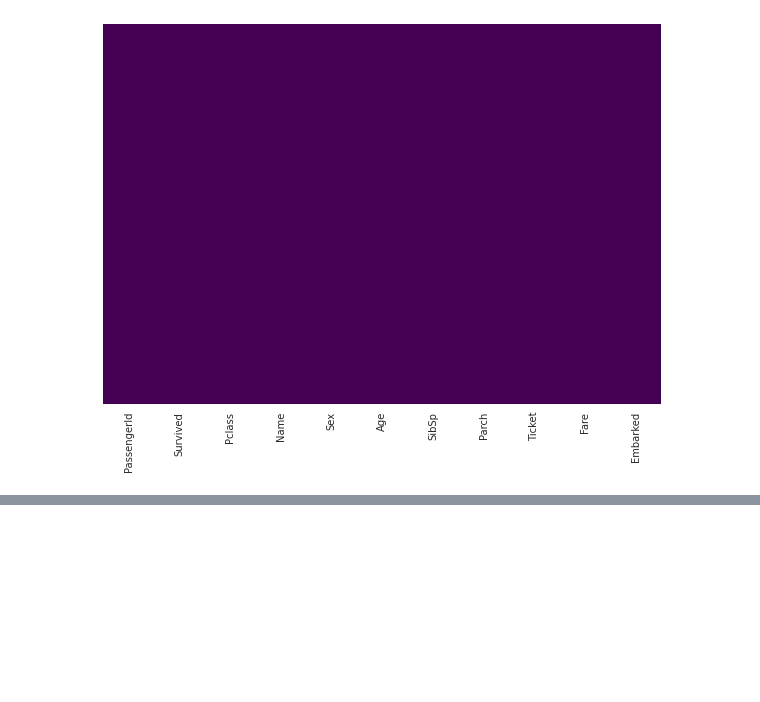
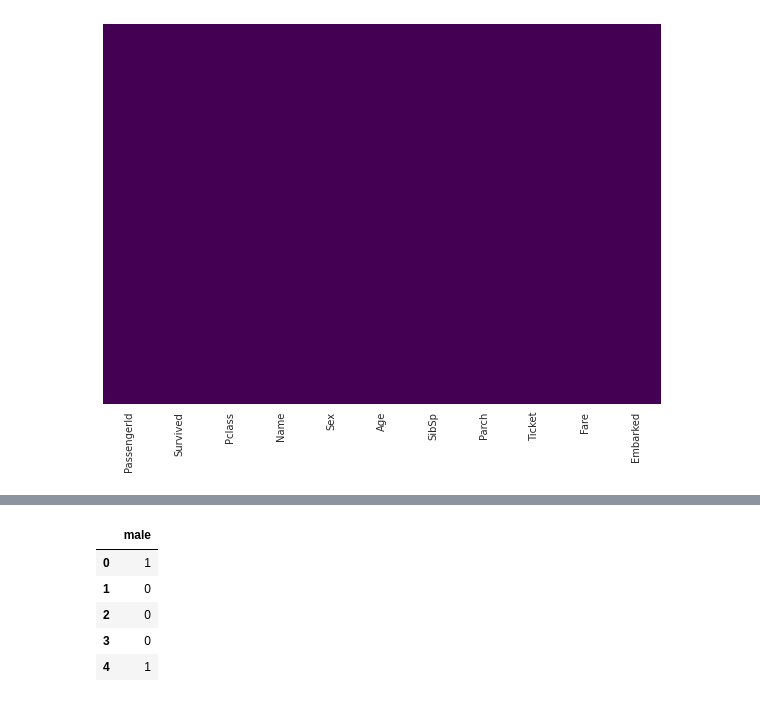
Before and after one commit to itsregalo/DS-ML, a Jupyter notebook: logistic-regression/logistic_regression.ipynb, the cells around one changed output, grey strips where cells are left out. Saved outputs shown, nothing was run; the diff lists cells and outputs as text; code cells hidden in the pictures; blank space fills up the shorter version.

```diff
--- a/logistic-regression/logistic_regression.ipynb
+++ b/logistic-regression/logistic_regression.ipynb
@@ -150,0 +168,13 @@ sns.heatmap(trainDS.isnull(), yticklabels=False, cmap='viridis', cbar=False)
+# %%
+#We dont need the two columns since if one is 0 then the other is 1
+# We fix that using drop_first argument
+sex = pd.get_dummies(trainDS['Sex'], drop_first=True)
+# %%
+sex.head()
+# %% [output]
+|  | male |
+| 0 | 1 |
+| 1 | 0 |
+| 2 | 0 |
+| 3 | 0 |
+| 4 | 1 |
```
Also changed, not shown: parts of 5 cells of this notebook.
